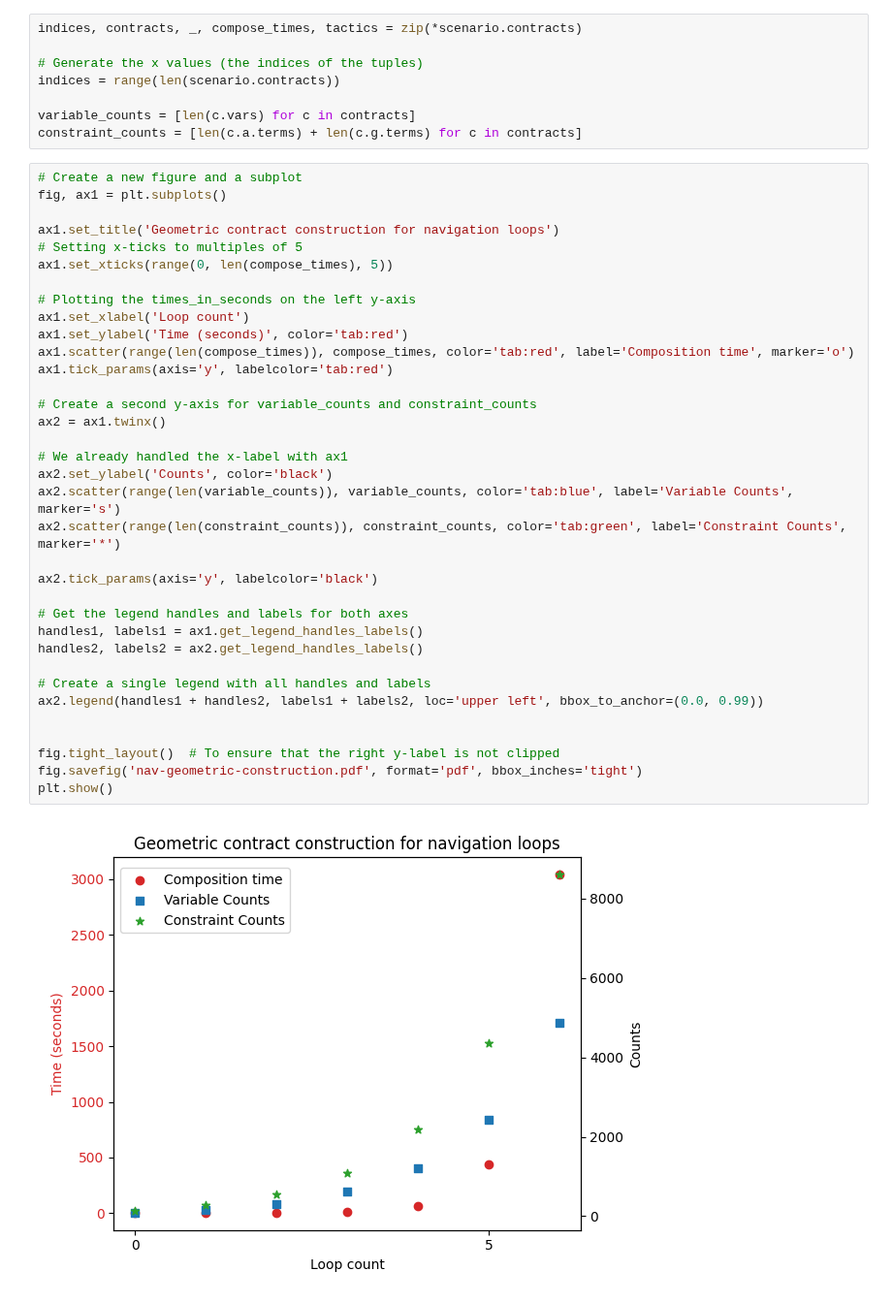
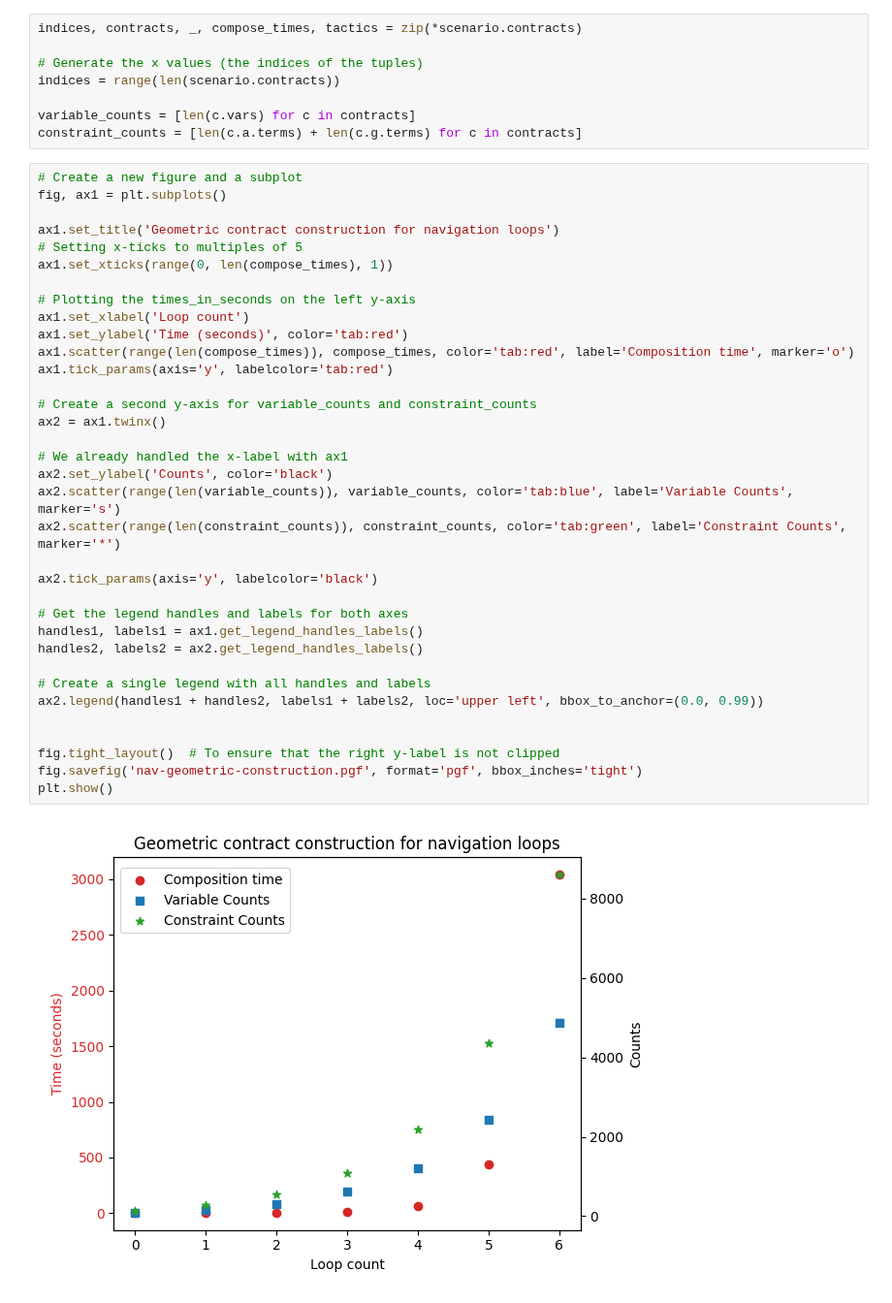
Before and after one commit to pacti-org/cs-space-mission, a Jupyter notebook: space_mission/nav_geometric_construction_figure.ipynb, the cells around one changed output. Shown at 97% size. Cells and saved outputs as stored; diff of their text form.

```diff
--- a/space_mission/nav_geometric_construction_figure.ipynb
+++ b/space_mission/nav_geometric_construction_figure.ipynb
@@ -18,34 +18,34 @@ fig, ax1 = plt.subplots()
 
 ax1.set_title('Geometric contract construction for navigation loops')
 # Setting x-ticks to multiples of 5
-ax1.set_xticks(range(0, len(compose_times), 5))
+ax1.set_xticks(range(0, len(compose_times), 1))
 
 # Plotting the times_in_seconds on the left y-axis
 ax1.set_xlabel('Loop count')
 ax1.set_ylabel('Time (seconds)', color='tab:red')
 ax1.scatter(range(len(compose_times)), compose_times, color='tab:red', label='Composition time', marker='o')
 ax1.tick_params(axis='y', labelcolor='tab:red')
 
 # Create a second y-axis for variable_counts and constraint_counts
 ax2 = ax1.twinx()
 
 # We already handled the x-label with ax1
 ax2.set_ylabel('Counts', color='black')
 ax2.scatter(range(len(variable_counts)), variable_counts, color='tab:blue', label='Variable Counts', marker='s')
 ax2.scatter(range(len(constraint_counts)), constraint_counts, color='tab:green', label='Constraint Counts', marker='*')
 
 ax2.tick_params(axis='y', labelcolor='black')
 
 # Get the legend handles and labels for both axes
 handles1, labels1 = ax1.get_legend_handles_labels()
 handles2, labels2 = ax2.get_legend_handles_labels()
 
 # Create a single legend with all handles and labels
 ax2.legend(handles1 + handles2, labels1 + labels2, loc='upper left', bbox_to_anchor=(0.0, 0.99))
 
 
 fig.tight_layout()  # To ensure that the right y-label is not clipped
-fig.savefig('nav-geometric-construction.pdf', format='pdf', bbox_inches='tight')
+fig.savefig('nav-geometric-construction.pgf', format='pgf', bbox_inches='tight')
 plt.show()
 # %% [output]
-[figure, old version]
+[figure, new version]
```
Also changed, not shown: 5 other files.
